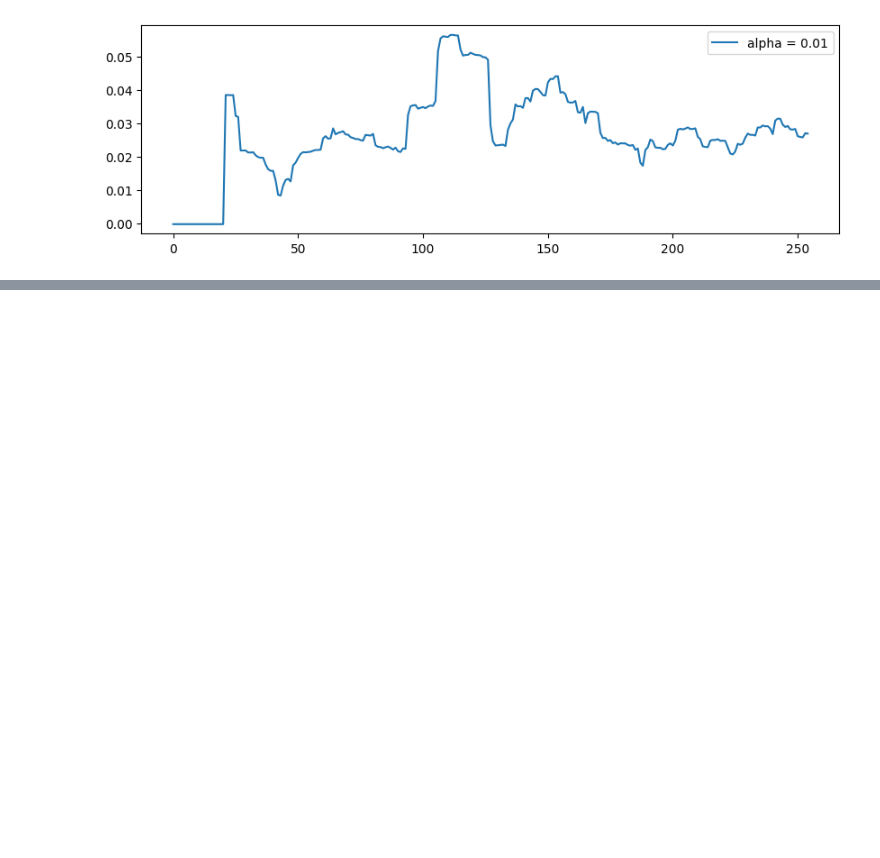
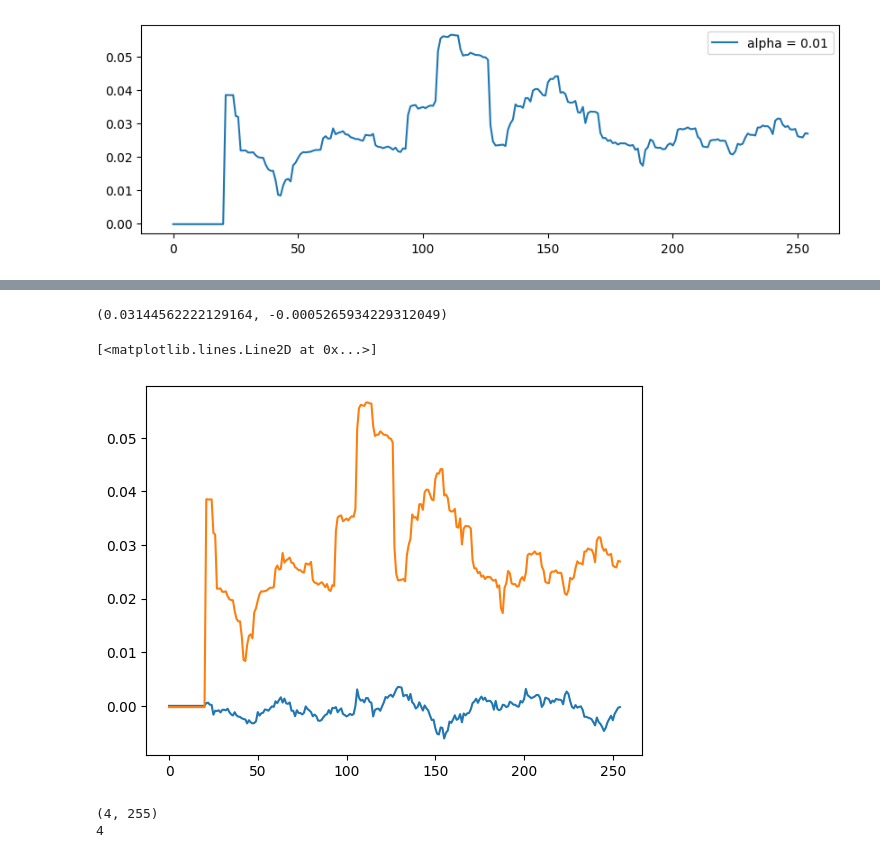
Before and after one commit to Kasymkhankhubiyev/Sirius-Uni, a Jupyter notebook: Intoduction Into Profession/tasks/Task6.ipynb, the cells around one changed output, grey strips where cells are left out. Drawn from its saved outputs; the diff is of its cells as text; code cells hidden in the pictures; blank space fills up the shorter version.

```diff
--- a/Intoduction Into Profession/tasks/Task6.ipynb
+++ b/Intoduction Into Profession/tasks/Task6.ipynb
@@ -184,3 +179,37 @@ plt.show()
 # %%
-def calculate_cvar_alpha(var):
-    pass
+def calculate_cvar_alpha(df, var, period=-1, income_strategy='log'):
+    """
+        math:: `$\CVaR_\alpha = E[x|x<VaR_\alpha]$`
+    """
+
+    def _get_log_income_vec(close_prices):
+        """
+            marh:: `r_i(t) = ln(\frac{close_i(t)}{close_i(t-1)})`
+        """
+        income_vec = np.zeros(len(close_prices))
+
+        for i in range(1, len(df)):
+            income_vec[i] += np.log(df.loc[i, 'close'] / df.loc[i-1, 'close'])
+
+        return income_vec
+
+    close_prices = df['close'].values
+
+    if income_strategy == 'log':
+            income_vec = _get_log_income_vec(close_prices)
+    elif income_strategy == 'classic':
+        pass
+
+    if period == -1 or period == len(income_vec):
+        sub_income = np.where(income_vec <= var, income_vec, 0)
+        return sub_income.mean()
+    elif period > 1 and period < len(income_vec):
+        cvars = np.zeros(len(income_vec))
+        for i in range(period, len(income_vec)):
+            sub_income = income_vec[i-period:i]
+            sub_income = np.where(sub_income <= var[i], sub_income, 0)
+            if sub_income.sum != 0:
+                cvars[i] += sub_income.mean()
+        return cvars
+    else:
+        raise ValueError
@@ -186,0 +219,23 @@ def calculate_cvar_alpha(var):
+# %%
+var, cvar
+# %% [output]
+(0.03144562222129164, -0.0005265934229312049)
+# %%
+var = calculate_var_alpha(df, [0.01], period=21)
+cvar = calculate_cvar_alpha(df, var, period=21)
+# %%
+plt.plot(cvar)
+plt.plot(var)
+# %% [output]
+[<matplotlib.lines.Line2D at 0x...>]
+[figure, added]
+# %%
+var = np.array(calculate_var_alpha(df, alphas, period=21))
+print(var.shape)
+cvars = []
+for _var in var:
+    cvars.append(calculate_cvar_alpha(df, _var, period=21))
+print(len(cvars))
+# %% [output]
+(4, 255)
+4
```
Also changed, not shown: parts of 5 cells of this notebook.
